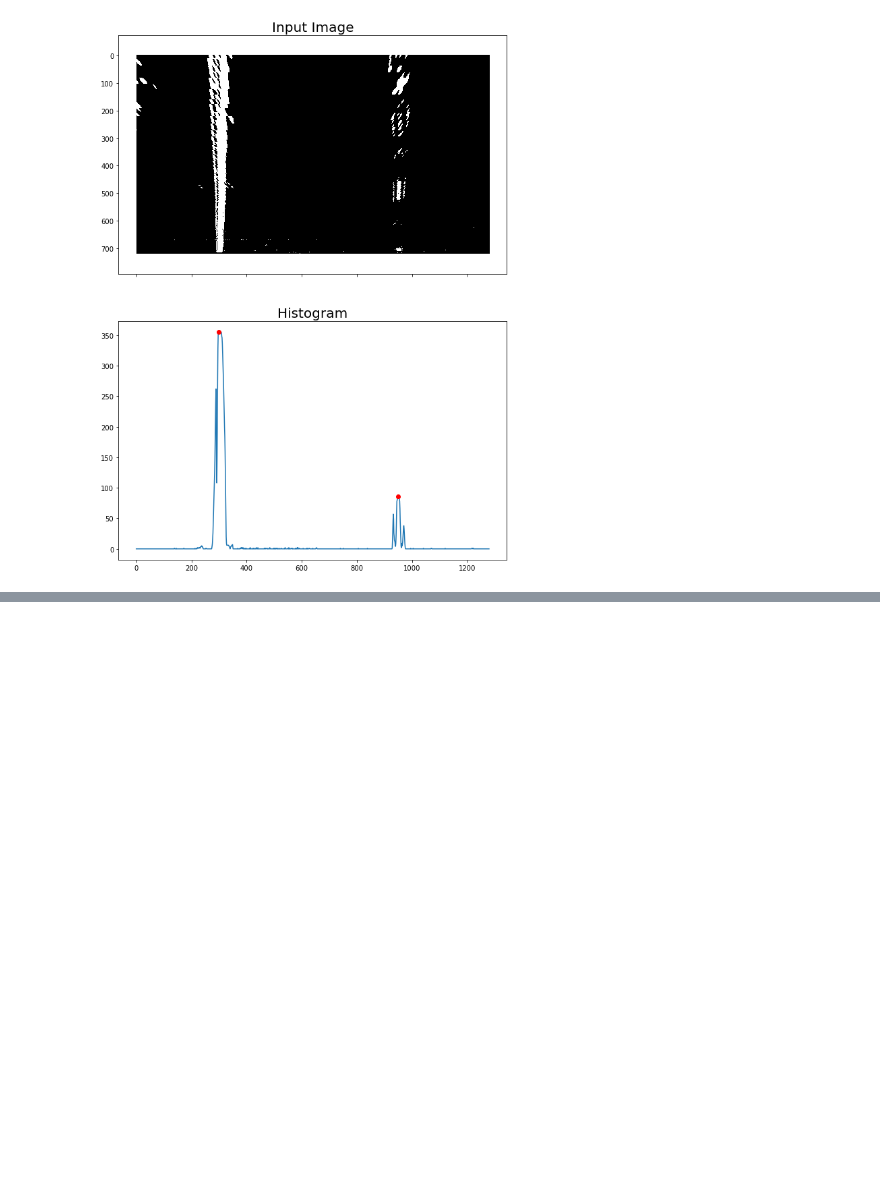
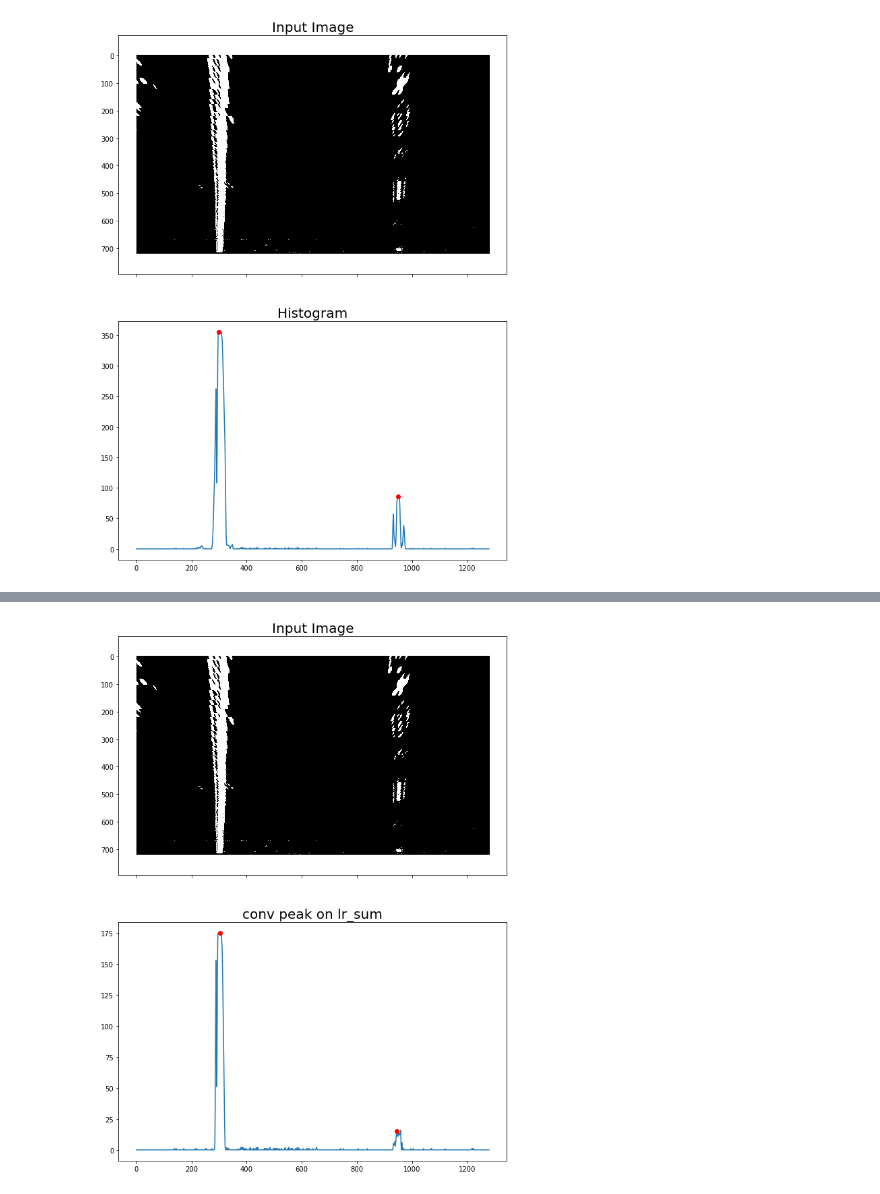
Before and after one commit to minh84/udacity_carnd, a Jupyter notebook: 06_advanced_lane_finding.ipynb, the cells around one changed output, grey strips where cells are left out. Cells and saved outputs as stored; diff of their text form; code cells hidden in the pictures; blank space fills up the shorter version.

```diff
--- a/06_advanced_lane_finding.ipynb
+++ b/06_advanced_lane_finding.ipynb
@@ -247,7 +249,8 @@ Now, we will use the **sliding-window-search** technique to find the line. There
 We start with the transformed binary image, then look at a histogram of the bottom half of the image then we can take the peak of the left and right halves of the histogram as starting point for the left and right lines
 # %%
-half_height = binary_warped.shape[0]//2
-midpoint = binary_warped.shape[1]//2
+# get some measure
+half_height = undist_road0_bin.shape[0]//2
+midpoint = undist_road0_bin.shape[1]//2
 
 # binary warped
 binary_warped = cv2.warpPerspective(undist_road0_bin, P_M, IMG_CV_SHAPE, flags=cv2.INTER_LINEAR)
@@ -275,0 +428,30 @@ def find_line1(bin_wraped, nwindows, margin = 100, minpix = 50):
+# %%
+# create some variable
+window_width = 50
+half_ww = window_width // 2
+bottom_H = 3*H // 4
+window = np.ones(window_width)
+
+# sum quarter bottom of image to get slice, could use a different ratio
+l_sum = np.sum(binary_warped[bottom_H:,:midpoint], axis=0)
+l_center = np.argmax(np.convolve(window,l_sum)) - half_ww
+r_sum = np.sum(binary_warped[bottom_H:,midpoint:], axis=0)
+r_center = np.argmax(np.convolve(window,r_sum)) - half_ww + midpoint
+
+peaks = [l_center, r_center]
+
+
+# Draw left & right conv
+f, axes = plt.subplots(2, 1, figsize=(8, 12), sharex=True)
+ax1,ax2 = axes.flatten()
+
+ax1.imshow(binary_warped, cmap='gray')
+ax1.set_title('Input Image', fontsize=20)
+lr_sum = np.concatenate([l_sum,  r_sum])
+ax2.plot(lr_sum,  label='sum')
+ax2.plot(peaks, lr_sum[peaks], 'ro')
+
+ax2.set_title('conv peak on lr_sum', fontsize=20)
+plt.subplots_adjust(left=0., right=1, top=0.9, bottom=0.)
+# %% [output]
+[figure, added]
```
Also changed, not shown: parts of 15 cells of this notebook.
